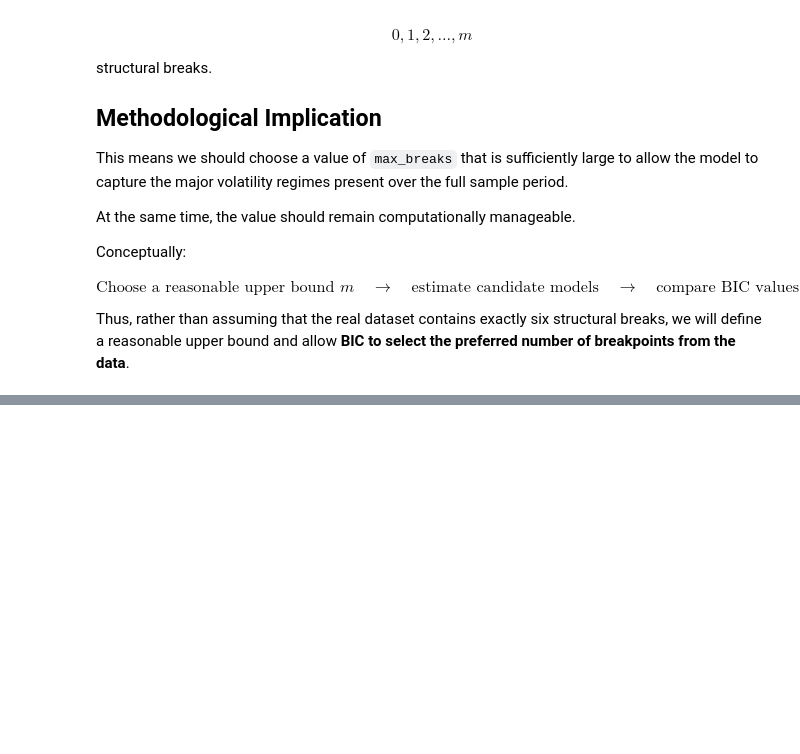
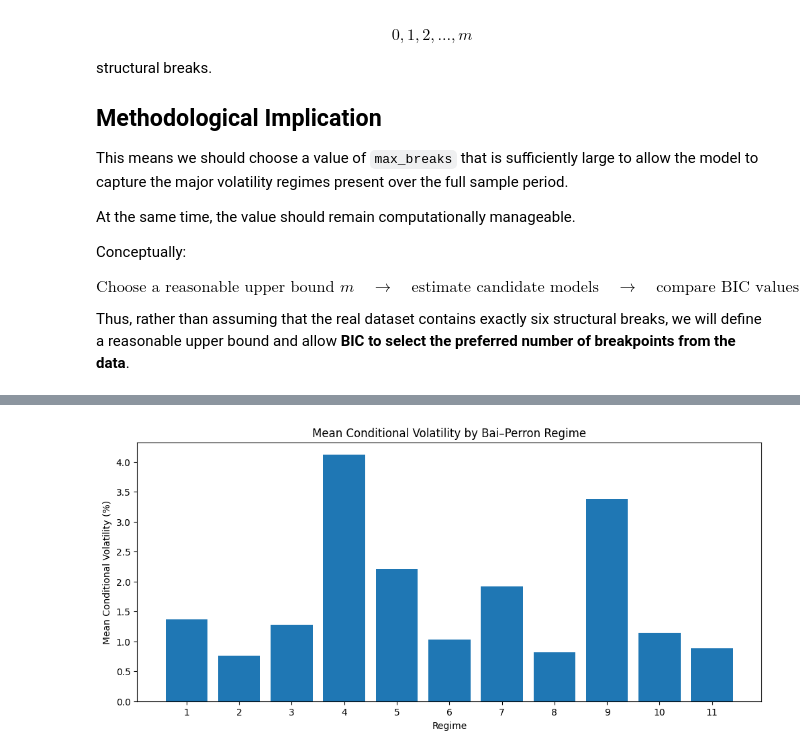
Before and after one commit to fleurclochette/Scientific-Project-SS26-Group-8, a Jupyter notebook: notebooks/03_garch_breakpoints.ipynb, the cells around one changed output, grey strips where cells are left out. Cells and saved outputs as stored; diff of their text form; code cells hidden in the pictures; blank space fills up the shorter version.

```diff
--- a/notebooks/03_garch_breakpoints.ipynb
+++ b/notebooks/03_garch_breakpoints.ipynb
@@ -1195,0 +1220,5 @@ Thus, rather than assuming that the real dataset contains exactly six structural
+# %%
+# Step 5 run dynamic programming on the real volatility series
+real_dp_results = bp_real._dynamic_programming(
+    volatility
+)
@@ -1195,0 +1344,12 @@ Thus, rather than assuming that the real dataset contains exactly six structural
+# %%
+# Step 11 Build regime boundaries
+# Our breakpoint indices split the volatility series into segments
+# Add the beginning and end of the sample
+regime_boundaries = (
+    [0]
+    + real_breakpoints
+    + [len(volatility)]
+)
+
+print("Regime boundaries:")
+print(regime_boundaries)
@@ -1195,0 +1475,24 @@ Thus, rather than assuming that the real dataset contains exactly six structural
+# %%
+# Step 14 plot regime mean volatility
+# for an visual check
+plt.figure(figsize=(12, 5))
+
+plt.bar(
+    regime_df["Regime"],
+    regime_df["MeanVolatility"]
+)
+
+plt.title(
+    "Mean Conditional Volatility by Bai–Perron Regime"
+)
+
+plt.xlabel("Regime")
+plt.ylabel("Mean Conditional Volatility (%)")
+
+plt.xticks(
+    regime_df["Regime"]
+)
+
+plt.show()
+# %% [output]
+[figure, added]
```
Also changed, not shown: parts of 35 cells of this notebook.
